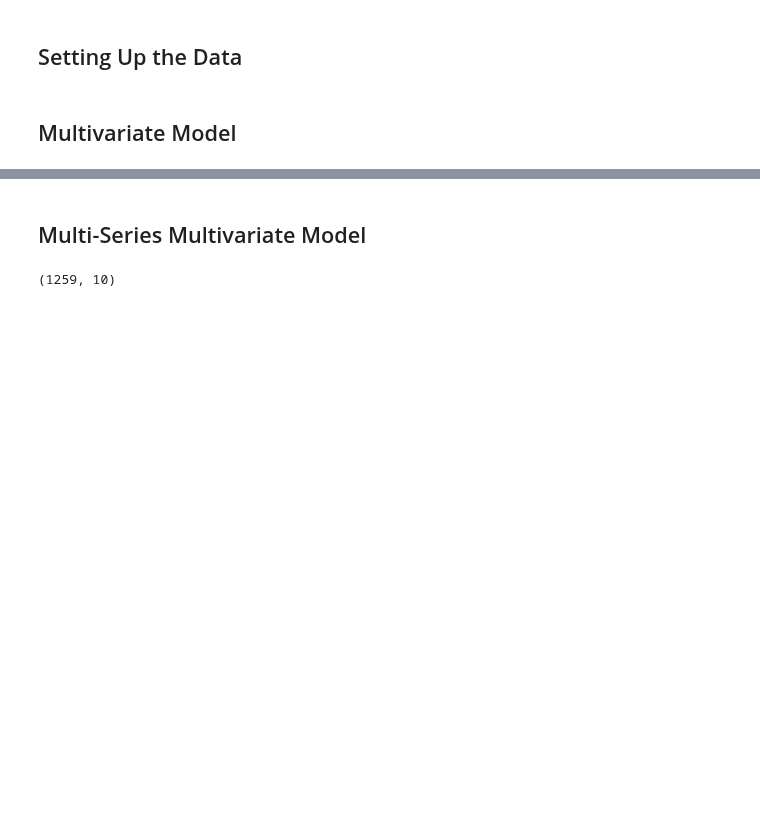
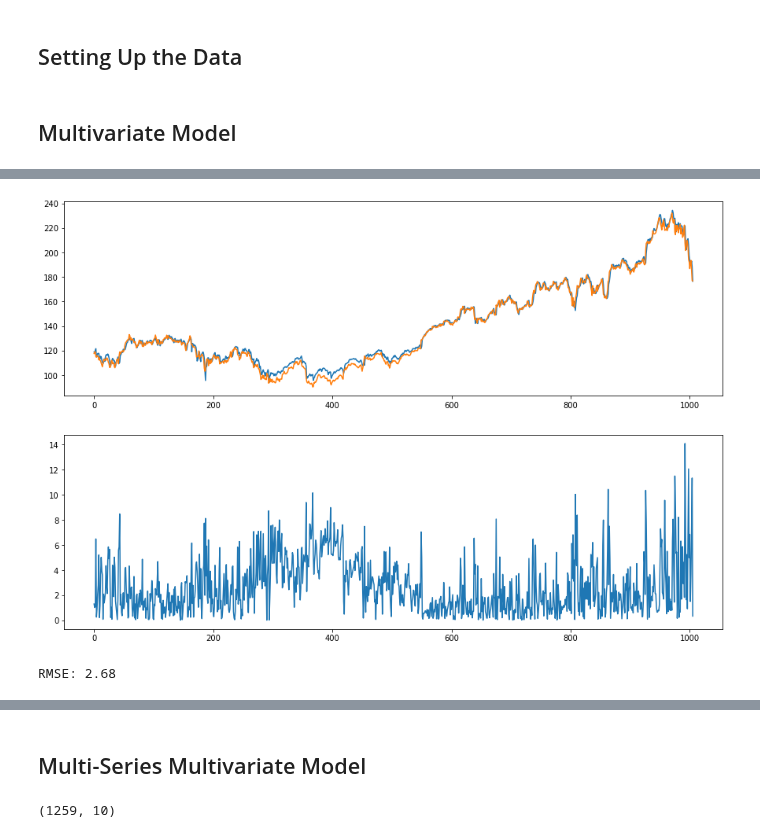
Before and after one commit to Samarmy/CS545TP, a Jupyter notebook: Armstrong-Choudhary-Hua-project.ipynb, the cells around one changed output, grey strips where cells are left out. Saved outputs shown, nothing was run; the diff lists cells and outputs as text; code cells hidden in the pictures; blank space fills up the shorter version.

```diff
--- a/Armstrong-Choudhary-Hua-project.ipynb
+++ b/Armstrong-Choudhary-Hua-project.ipynb
@@ -150,4 +160,13 @@ Epoch 10/10
 <tensorflow.python.keras.callbacks.History at 0x...>
+# %%
+predicted_stock_price = regressor.predict(X_train)
+predicted_stock_price = scMultiVariate.inverse_transform(np.repeat(predicted_stock_price, X_train.shape[2], axis=1))[:, 1]
+predicted_stock_price = pd.DataFrame(predicted_stock_price)
+
+plot(predicted_stock_price, Y_train)
+# %% [output]
+[figure, added]
+RMSE: 2.68
 # %%
 predicted_stock_price = regressor.predict(X_test)
 predicted_stock_price = scMultiVariate.inverse_transform(np.repeat(predicted_stock_price, X_test.shape[2], axis=1))[:, 1]
```
Also changed, not shown: parts of 10 cells of this notebook.
